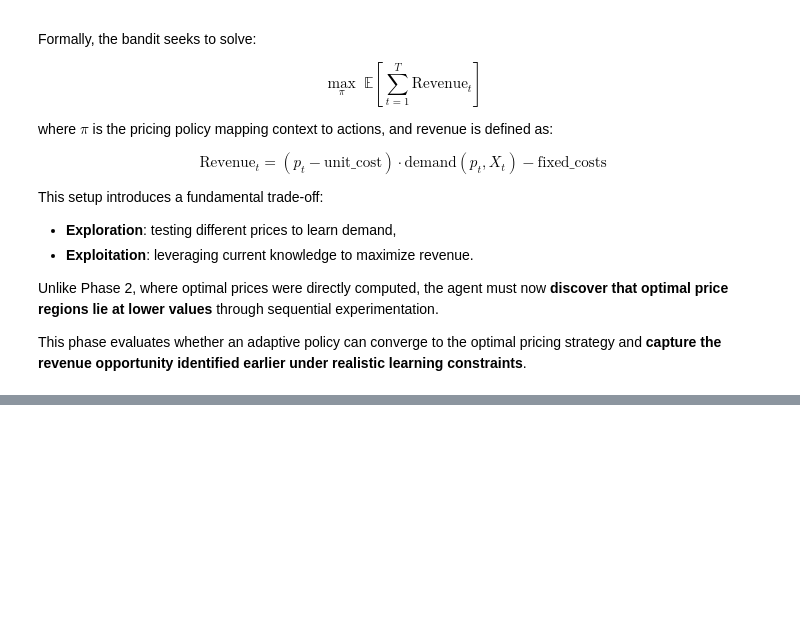
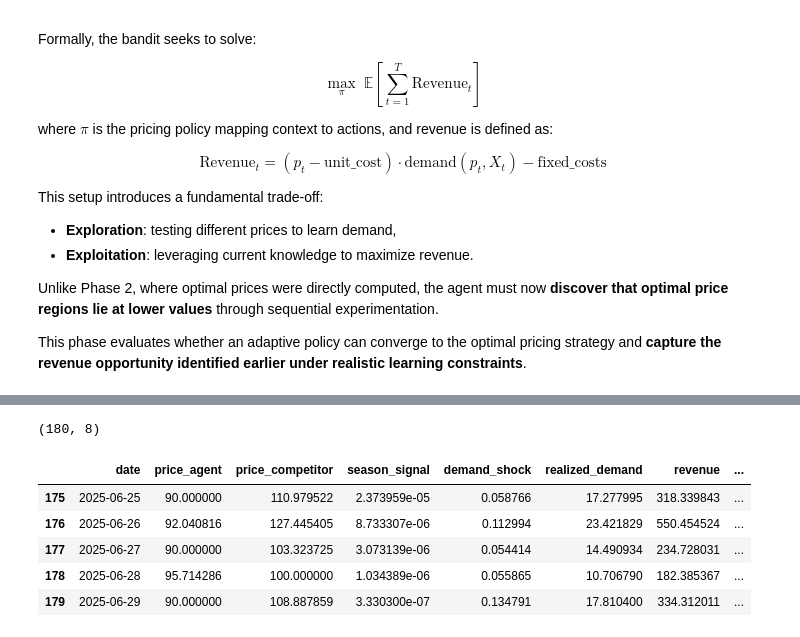
Before and after one commit to brenospires/data-science-examples, a Jupyter notebook: Pricing/2_dynamic_pricing_with_rl/phase_3.ipynb, the cells around one changed output, grey strips where cells are left out. Saved outputs shown, nothing was run; the diff lists cells and outputs as text; code cells hidden in the pictures; blank space fills up the shorter version.

```diff
--- a/Pricing/2_dynamic_pricing_with_rl/phase_3.ipynb
+++ b/Pricing/2_dynamic_pricing_with_rl/phase_3.ipynb
@@ -49,0 +63,20 @@ price_grid = np.linspace(60, 160, 50)
+# %%
+price_grid = np.linspace(70, 160, 50)
+
+priors = MarketPriors()
+scaler = FeatureScaler()
+agent = LinearThompson(n_features=15, v=3.0)
+
+bandit_policy = BanditPolicy(agent, price_grid, scaler)
+df_all = simulate(90, bandit_policy, priors, start_df=df)
+
+print(df_all.shape)
+df_all.tail()
+# %% [output]
+(180, 8)
+|  | date | price_agent | price_competitor | season_signal | demand_shock | realized_demand | revenue | ... |
+| 175 | 2025-06-25 | 90.000000 | 110.979522 | 2.373959e-05 | 0.058766 | 17.277995 | 318.339843 | ... |
+| 176 | 2025-06-26 | 92.040816 | 127.445405 | 8.733307e-06 | 0.112994 | 23.421829 | 550.454524 | ... |
+| 177 | 2025-06-27 | 90.000000 | 103.323725 | 3.073139e-06 | 0.054414 | 14.490934 | 234.728031 | ... |
+| 178 | 2025-06-28 | 95.714286 | 100.000000 | 1.034389e-06 | 0.055865 | 10.706790 | 182.385367 | ... |
+| 179 | 2025-06-29 | 90.000000 | 108.887859 | 3.330300e-07 | 0.134791 | 17.810400 | 334.312011 | ... |
```
Also changed, not shown: parts of 9 cells of this notebook, 3 other files.
